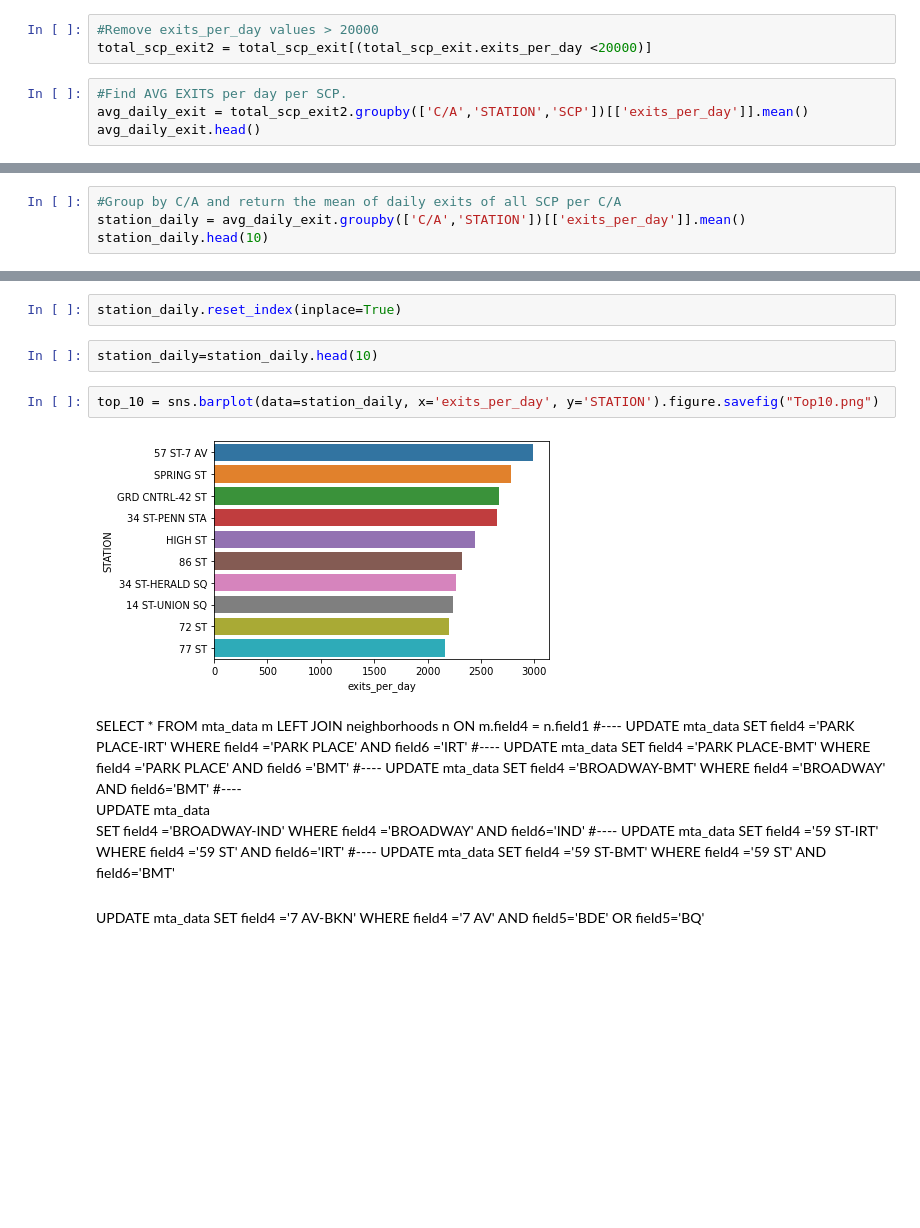
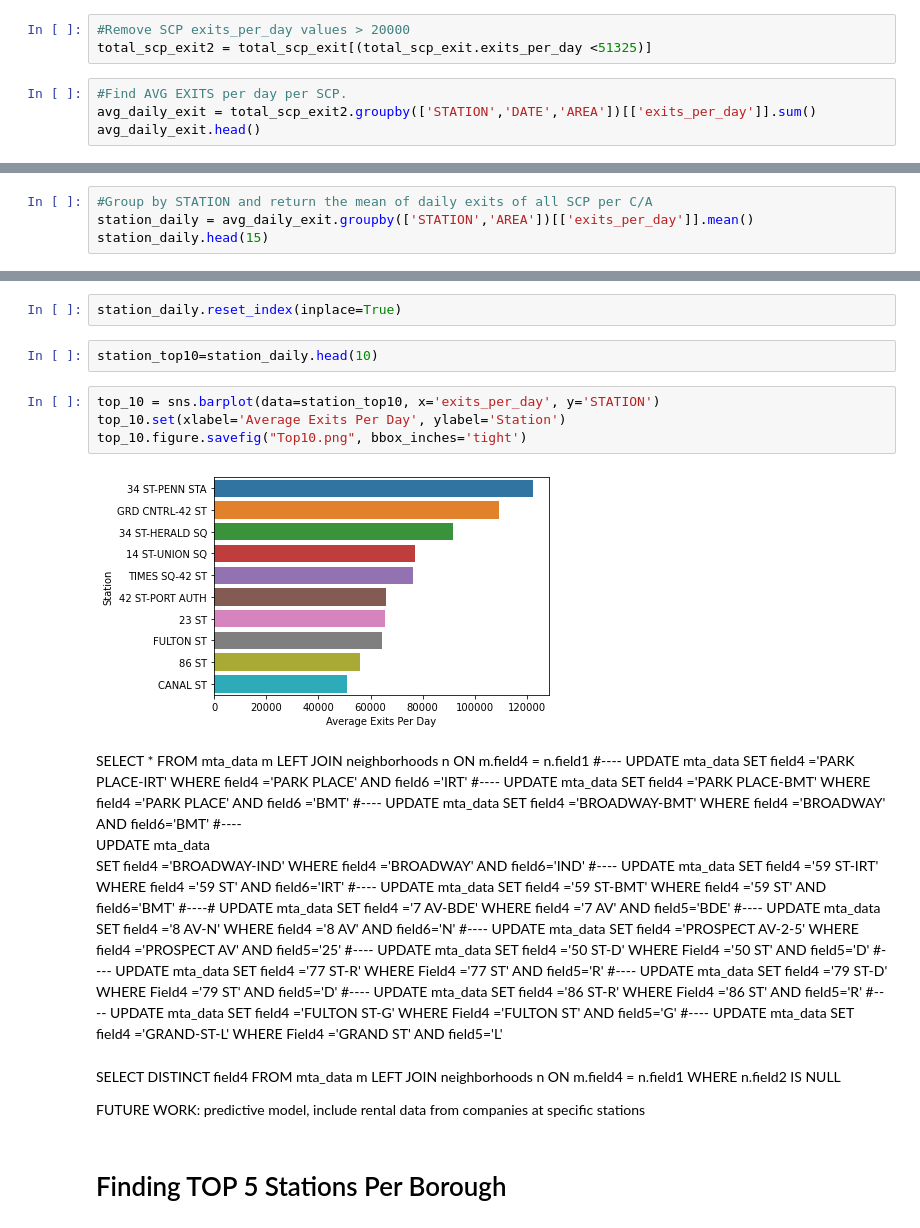
Before and after one commit to Andrewjw91/NY-MTA-Exploratory-Data-Analysis, a Jupyter notebook: mta py 2.ipynb, the cells around one changed output, grey strips where cells are left out. Drawn from its saved outputs; the diff is of its cells as text; blank space fills up the shorter version.

```diff
--- a/mta py 2.ipynb
+++ b/mta py 2.ipynb
@@ -125,9 +117,9 @@ sns.displot(total_scp_exit[(total_scp_exit.exits_per_day <20000)].exits_per_day)
 # %%
-#Remove exits_per_day values > 20000
-total_scp_exit2 = total_scp_exit[(total_scp_exit.exits_per_day <20000)]
+#Remove SCP exits_per_day values > 20000
+total_scp_exit2 = total_scp_exit[(total_scp_exit.exits_per_day <51325)]
 # %%
 #Find AVG EXITS per day per SCP.
-avg_daily_exit = total_scp_exit2.groupby(['C/A','STATION','SCP'])[['exits_per_day']].mean()
+avg_daily_exit = total_scp_exit2.groupby(['STATION','DATE','AREA'])[['exits_per_day']].sum()
 avg_daily_exit.head()
 # %% [output]
 |  |  |  | exits_per_day |
@@ -140,6 +144,6 @@ avg_daily_exit.head()
 # %%
-#Group by C/A and return the mean of daily exits of all SCP per C/A
-station_daily = avg_daily_exit.groupby(['C/A','STATION'])[['exits_per_day']].mean()
-station_daily.head(10)
+#Group by STATION and return the mean of daily exits of all SCP per C/A
+station_daily = avg_daily_exit.groupby(['STATION','AREA'])[['exits_per_day']].mean()
+station_daily.head(15)
 # %% [output]
 |  |  | exits_per_day |
@@ -179,11 +188,13 @@ station_daily.head(10)
 # %%
 station_daily.reset_index(inplace=True)
 # %%
-station_daily=station_daily.head(10)
+station_top10=station_daily.head(10)
 # %%
-top_10 = sns.barplot(data=station_daily, x='exits_per_day', y='STATION').figure.savefig("Top10.png")
+top_10 = sns.barplot(data=station_top10, x='exits_per_day', y='STATION')
+top_10.set(xlabel='Average Exits Per Day', ylabel='Station')
+top_10.figure.savefig("Top10.png", bbox_inches='tight')
 # %% [output]
-[figure, old version]
+[figure, new version]
 # %% [markdown]
 SELECT * FROM mta_data m
 LEFT JOIN neighborhoods n ON m.field4 = n.field1
@@ -211,7 +222,47 @@ WHERE field4 ='59 ST' AND field6='IRT'
 UPDATE mta_data
 SET field4 ='59 ST-BMT'
 WHERE field4 ='59 ST' AND field6='BMT'
-#
+#----#
 UPDATE mta_data
-SET field4 ='7 AV-BKN'
-WHERE field4 ='7 AV' AND field5='BDE' OR field5='BQ'
+SET field4 ='7 AV-BDE'
+WHERE field4 ='7 AV' AND field5='BDE'
+#----
+UPDATE mta_data
+SET field4 ='8 AV-N'
+WHERE field4 ='8 AV' AND field6='N'
+#----
+UPDATE mta_data
+SET field4 ='PROSPECT AV-2-5'
+WHERE field4 ='PROSPECT AV' AND field5='25'
+#----
+UPDATE mta_data
+SET field4 ='50 ST-D'
+WHERE Field4 ='50 ST' AND field5='D'
+#----
+UPDATE mta_data
+SET field4 ='77 ST-R'
+WHERE Field4 ='77 ST' AND field5='R'
+#----
+UPDATE mta_data
+SET field4 ='79 ST-D'
+WHERE Field4 ='79 ST' AND field5='D'
+#----
+UPDATE mta_data
+SET field4 ='86 ST-R'
+WHERE Field4 ='86 ST' AND field5='R'
+#----
+UPDATE mta_data
+SET field4 ='FULTON ST-G'
+WHERE Field4 ='FULTON ST' AND field5='G'
+#----
+UPDATE mta_data
+SET field4 ='GRAND-ST-L'
+WHERE Field4 ='GRAND ST' AND field5='L'
+# %% [markdown]
+SELECT DISTINCT field4 FROM mta_data m
+LEFT JOIN neighborhoods n ON m.field4 = n.field1
+WHERE n.field2 IS NULL
+
+FUTURE WORK: predictive model, include rental data from companies at specific stations
+# %% [markdown]
+# Finding TOP 5 Stations Per Borough
```
Also changed, not shown: parts of 24 cells of this notebook.
